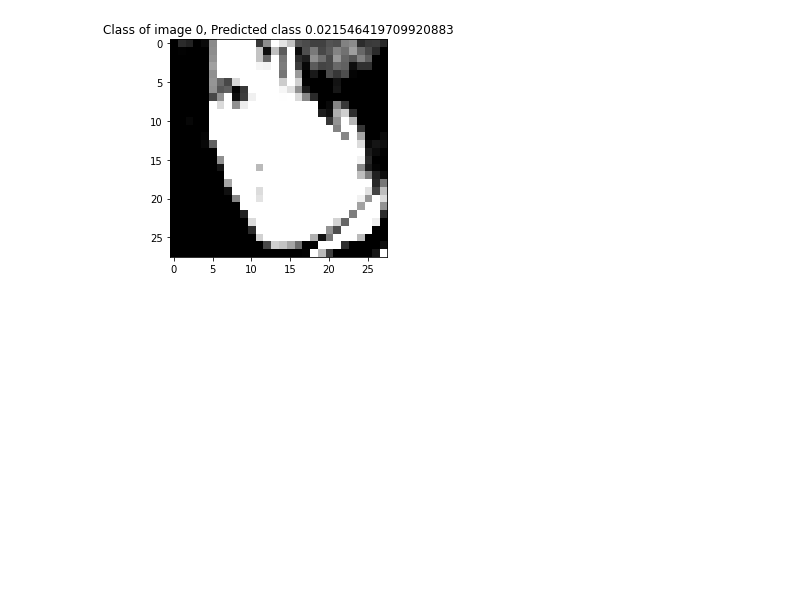
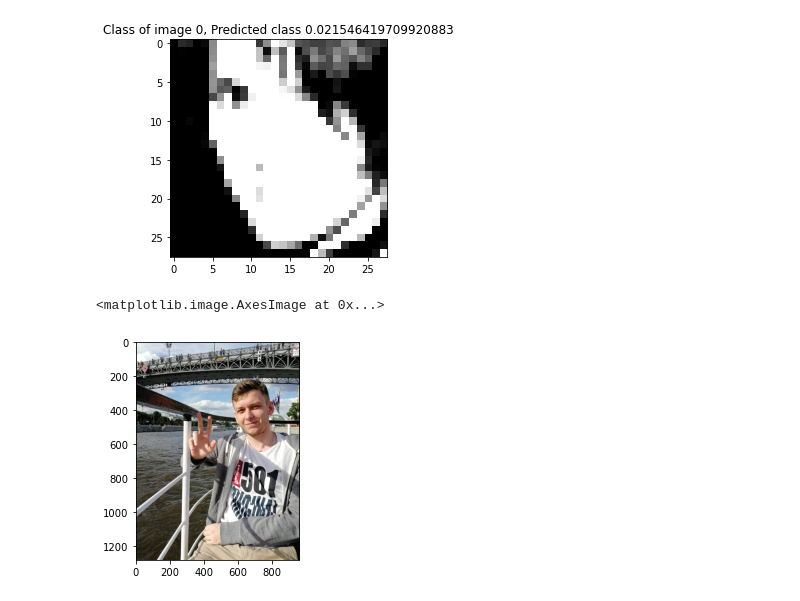
Before and after one commit to Goalt/genderfacerecognition, a Jupyter notebook: code.ipynb, the cells around one changed output. Drawn from its saved outputs; the diff is of its cells as text; code cells hidden in the pictures; blank space fills up the shorter version.

```diff
--- a/code.ipynb
+++ b/code.ipynb
@@ -278,0 +332,8 @@ print('Test Accuracy : {}'.format(test(model, './test')))
+# %%
+im = Image.open("./images/man3.jpg")
+im = np.array(im)
+
+plt.imshow(im, vmin=0, vmax=255)
+# %% [output]
+<matplotlib.image.AxesImage at 0x...>
+[figure, added]
```
Also changed, not shown: parts of 6 cells of this notebook, 4 other files.
